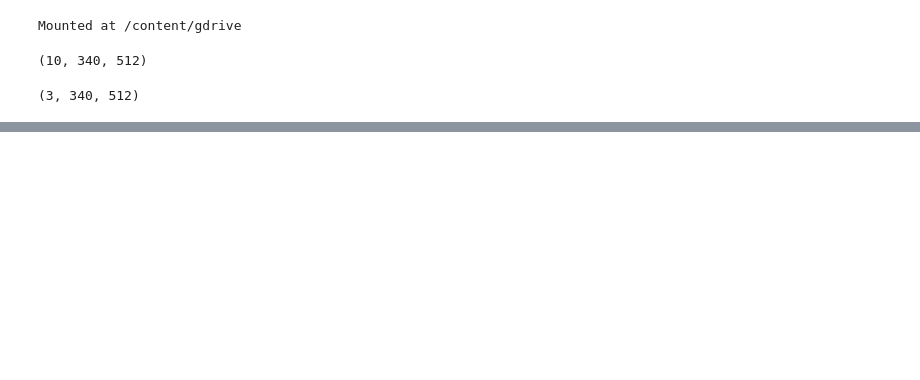
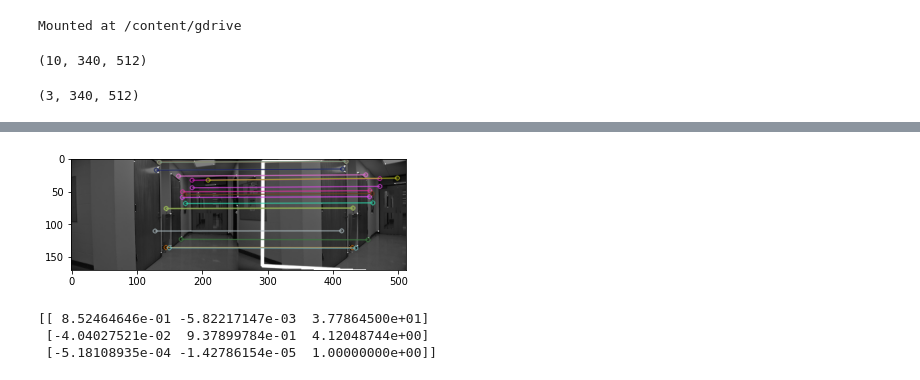
Before and after one commit to scheung97/EECE5639_ComputerVision, a Jupyter notebook: p2.ipynb, the cells around one changed output, grey strips where cells are left out. Cells and saved outputs as stored; diff of their text form; code cells hidden in the pictures; blank space fills up the shorter version.

```diff
--- a/p2.ipynb
+++ b/p2.ipynb
@@ -343,19 +365,74 @@ plot_matches(h_img1, h_img2, matches)
 # %%
 # iv. Estimate the homography using the above correspondences. Note that these
 # correspondences are likely to have many errors (outliers). That is ok: you
 # should use RANSAC to robustly estimate the homography from the noisy
 # correspondences:
 
 # A. Repeatedly sample minimal number of points needed to estimate a homography
 # (4 pts in this case).
 
-
 # B. Compute a homography from these four points.
 
-
-# C. Map all points using the homagraphy and comparing distances between
+# C. Map all points using the homography and comparing distances between
 # predicted and observed locations to determine the number of inliers.
-
 
 # D. At the end, compute a least-squares homgraphy from ALL the inliers in the
 # largest set of inliers.
+
+# https://opencv24-python-tutorials.readthedocs.io/en/latest/py_tutorials/py_feature2d/py_feature_homography/py_feature_homography.html
+
+def RANSAC(img1, img2):
+    # Initiate SIFT detector
+    sift = cv2.xfeatures2d.SIFT_create()
+
+    # find the keypoints and descriptors with SIFT
+    img1 = cv2.normalize(img1, None, 0, 255, cv2.NORM_MINMAX).astype('uint8')
+    img2 = cv2.normalize(img2, None, 0, 255, cv2.NORM_MINMAX).astype('uint8')
+
+    kp1, des1 = sift.detectAndCompute(img1,None)
+    kp2, des2 = sift.detectAndCompute(img2,None)
+
+    FLANN_INDEX_KDTREE = 0
+    index_params = dict(algorithm = FLANN_INDEX_KDTREE, trees = 5)
+    search_params = dict(checks = 50)
+
+    flann = cv2.FlannBasedMatcher(index_params, search_params)
+
+    matches2 = flann.knnMatch(des1,des2,k=2)
+
+    # store all the good matches as per Lowe's ratio test.
+    good = []
+    for m,n in matches2:
+        if m.distance < 0.7*n.distance:
+            good.append(m)
+
+    src_pts = np.float32([ kp1[m.queryIdx].pt for m in good ]).reshape(-1,1,2)
+    dst_pts = np.float32([ kp2[m.trainIdx].pt for m in good ]).reshape(-1,1,2)
+    #print(src_pts)
+    #print(dst_pts)
+
+    M, mask = cv2.findHomography(src_pts, dst_pts, cv2.RANSAC, 5.0)
+    matchesMask = mask.ravel().tolist()
+
+    h,w = img1.shape
+    pts = np.float32([ [0,0],[0,h-1],[w-1,h-1],[w-1,0] ]).reshape(-1,1,2)
+    dst = cv2.perspectiveTransform(pts,M)
+    img2 = cv2.polylines(img2,[np.int32(dst)],True,255,3, cv2.LINE_AA)
+
+    draw_params = dict(matchColor = (0,255,0), # draw matches in green color
+                   singlePointColor = None,
+                   matchesMask = matchesMask, # draw only inliers
+                   flags = 2)
+    img3 = cv2.drawMatches(img1,kp1,img2,kp2,good,None,matchesMask = matchesMask, flags = 2)#**draw_params)
+
+    plt.imshow(img3, 'gray'),plt.show()
+
+    return M
+
+M = RANSAC(h_img1, h_img2)
+print(M)
+# %% [output]
+[figure, added]
+[[ 8.52464646e-01 -5.82217147e-03  3.77864500e+01]
+ [-4.04027521e-02  9.37899784e-01  4.12048744e+00]
+ [-5.18108935e-04 -1.42786154e-05  1.00000000e+00]]
```
Also changed, not shown: parts of 5 cells of this notebook.
